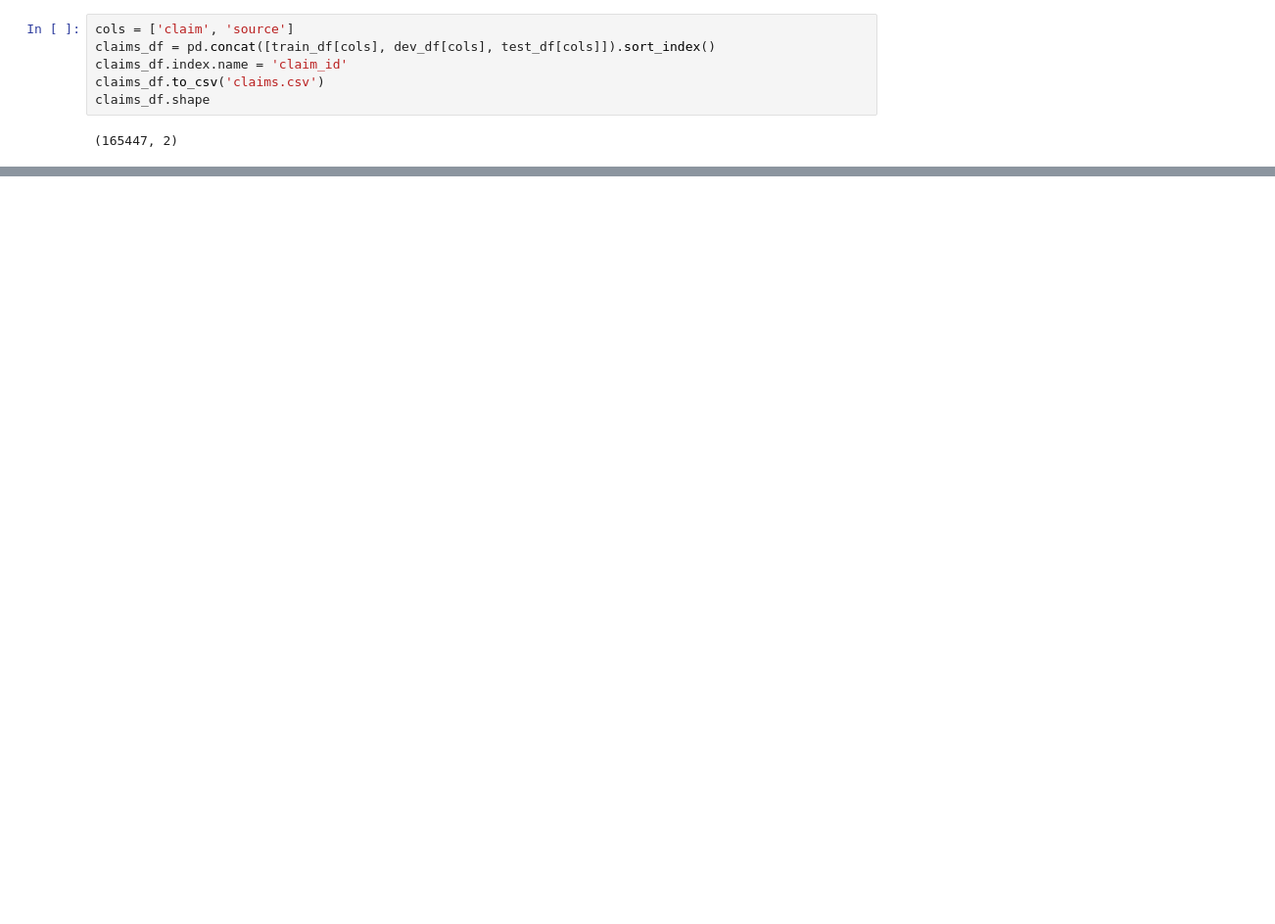
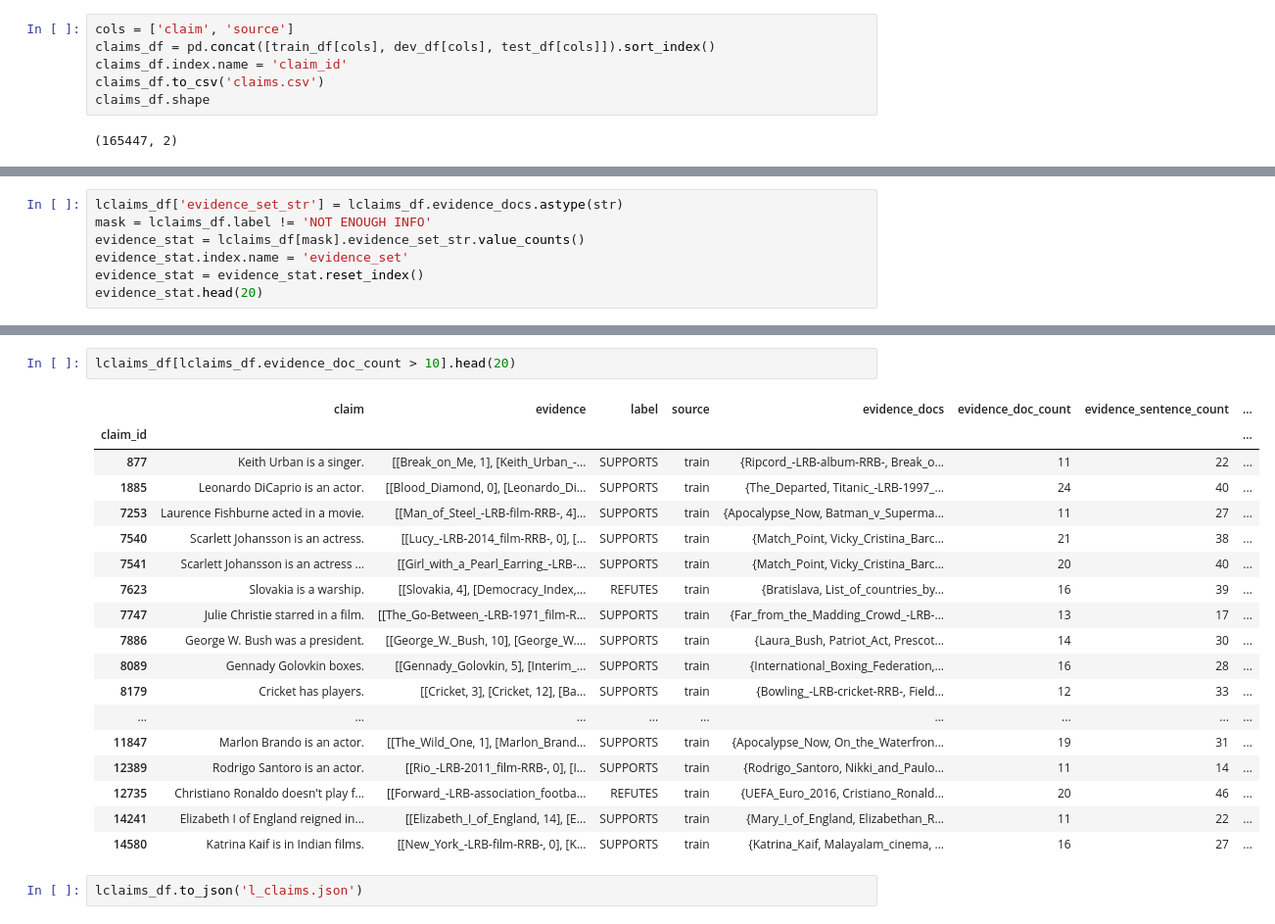
Before and after one commit to hima950/WSTA_FACT_VERIFICATION, a Jupyter notebook: EDA.ipynb, the cells around one changed output, grey strips where cells are left out. Shown at 98% size. Drawn from its saved outputs; the diff is of its cells as text; blank space fills up the shorter version.

```diff
--- a/EDA.ipynb
+++ b/EDA.ipynb
@@ -207,0 +128,7 @@ claims_df.head()
+# %%
+lclaims_df['evidence_set_str'] = lclaims_df.evidence_docs.astype(str)
+mask = lclaims_df.label != 'NOT ENOUGH INFO'
+evidence_stat = lclaims_df[mask].evidence_set_str.value_counts()
+evidence_stat.index.name = 'evidence_set'
+evidence_stat = evidence_stat.reset_index()
+evidence_stat.head(20)
@@ -207,0 +198,23 @@ claims_df.head()
+# %%
+lclaims_df[lclaims_df.evidence_doc_count > 10].head(20)
+# %% [output]
+|  | claim | evidence | label | source | evidence_docs | evidence_doc_count | evidence_sentence_count | ... |
+| claim_id |  |  |  |  |  |  |  | ... |
+| 877 | Keith Urban is a singer. | [[Break_on_Me, 1], [Keith_Urban_-... | SUPPORTS | train | {Ripcord_-LRB-album-RRB-, Break_o... | 11 | 22 | ... |
+| 1885 | Leonardo DiCaprio is an actor. | [[Blood_Diamond, 0], [Leonardo_Di... | SUPPORTS | train | {The_Departed, Titanic_-LRB-1997_... | 24 | 40 | ... |
+| 7253 | Laurence Fishburne acted in a movie. | [[Man_of_Steel_-LRB-film-RRB-, 4]... | SUPPORTS | train | {Apocalypse_Now, Batman_v_Superma... | 11 | 27 | ... |
+| 7540 | Scarlett Johansson is an actress. | [[Lucy_-LRB-2014_film-RRB-, 0], [... | SUPPORTS | train | {Match_Point, Vicky_Cristina_Barc... | 21 | 38 | ... |
+| 7541 | Scarlett Johansson is an actress ... | [[Girl_with_a_Pearl_Earring_-LRB-... | SUPPORTS | train | {Match_Point, Vicky_Cristina_Barc... | 20 | 40 | ... |
+| 7623 | Slovakia is a warship. | [[Slovakia, 4], [Democracy_Index,... | REFUTES | train | {Bratislava, List_of_countries_by... | 16 | 39 | ... |
+| 7747 | Julie Christie starred in a film. | [[The_Go-Between_-LRB-1971_film-R... | SUPPORTS | train | {Far_from_the_Madding_Crowd_-LRB-... | 13 | 17 | ... |
+| 7886 | George W. Bush was a president. | [[George_W._Bush, 10], [George_W.... | SUPPORTS | train | {Laura_Bush, Patriot_Act, Prescot... | 14 | 30 | ... |
+| 8089 | Gennady Golovkin boxes. | [[Gennady_Golovkin, 5], [Interim_... | SUPPORTS | train | {International_Boxing_Federation,... | 16 | 28 | ... |
+| 8179 | Cricket has players. | [[Cricket, 3], [Cricket, 12], [Ba... | SUPPORTS | train | {Bowling_-LRB-cricket-RRB-, Field... | 12 | 33 | ... |
+| ... | ... | ... | ... | ... | ... | ... | ... | ... |
+| 11847 | Marlon Brando is an actor. | [[The_Wild_One, 1], [Marlon_Brand... | SUPPORTS | train | {Apocalypse_Now, On_the_Waterfron... | 19 | 31 | ... |
+| 12389 | Rodrigo Santoro is an actor. | [[Rio_-LRB-2011_film-RRB-, 0], [I... | SUPPORTS | train | {Rodrigo_Santoro, Nikki_and_Paulo... | 11 | 14 | ... |
+| 12735 | Christiano Ronaldo doesn't play f... | [[Forward_-LRB-association_footba... | REFUTES | train | {UEFA_Euro_2016, Cristiano_Ronald... | 20 | 46 | ... |
+| 14241 | Elizabeth I of England reigned in... | [[Elizabeth_I_of_England, 14], [E... | SUPPORTS | train | {Mary_I_of_England, Elizabethan_R... | 11 | 22 | ... |
+| 14580 | Katrina Kaif is in Indian films. | [[New_York_-LRB-film-RRB-, 0], [K... | SUPPORTS | train | {Katrina_Kaif, Malayalam_cinema, ... | 16 | 27 | ... |
+# %%
+lclaims_df.to_json('l_claims.json')
```
Also changed, not shown: parts of 44 cells of this notebook.
